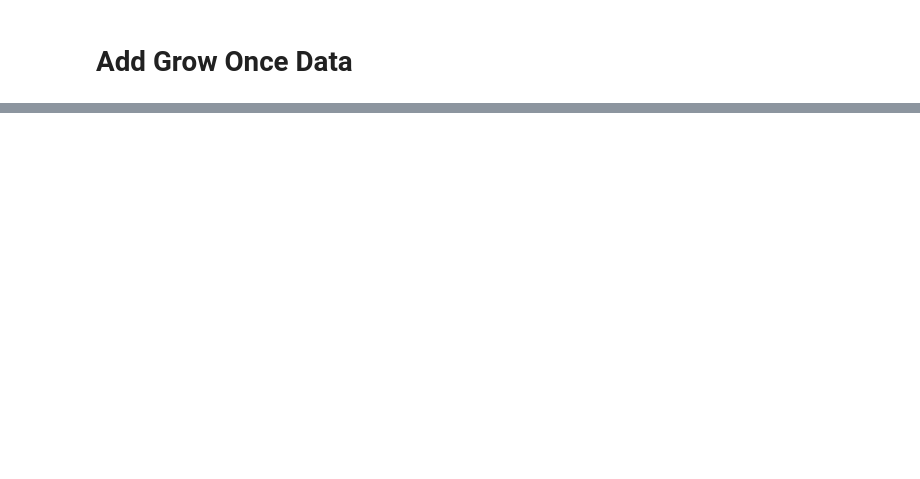
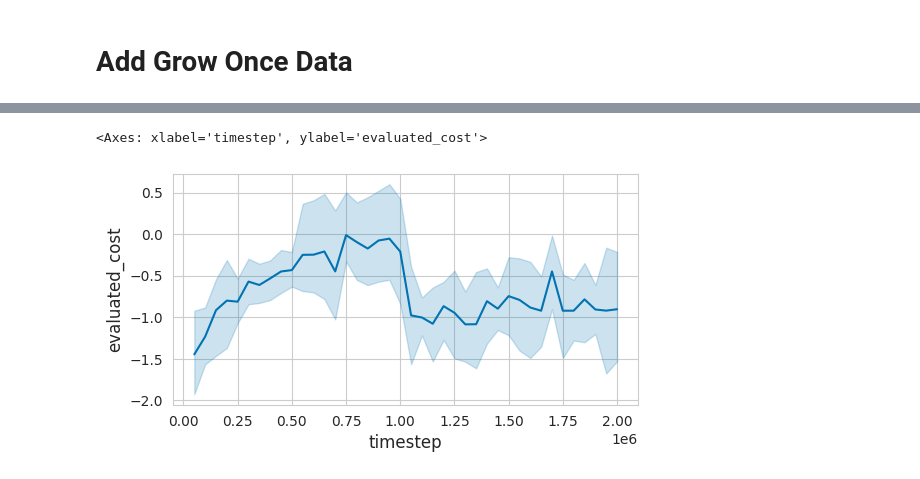
Before and after one commit to automl/GrowNN, a Jupyter notebook: plotting/plot_grow_once.ipynb, the cells around one changed output, grey strips where cells are left out. Saved outputs shown, nothing was run; the diff lists cells and outputs as text; code cells hidden in the pictures; blank space fills up the shorter version.

```diff
--- a/plotting/plot_grow_once.ipynb
+++ b/plotting/plot_grow_once.ipynb
@@ -165,0 +234,8 @@ See the caveats in the documentation: https://pandas.pydata.org/pandas-docs/stab
+# %%
+# Plot Combination of Before and After Growth, first concat the dataframes, and increase the timestep of the second dataframe by the maximum timestep of the first dataframe
+training_process_after_warmstarting["timestep"] += training_process_after_warmstarting["timestep"].max()
+combined_warmstarted = pd.concat([relevat_training_process_before_growth, training_process_after_warmstarting])
+sns.lineplot(data=combined_warmstarted, x="timestep", y="evaluated_cost")
+# %% [output]
+<Axes: xlabel='timestep', ylabel='evaluated_cost'>
+[figure, added]
```
Also changed, not shown: parts of 19 cells of this notebook, 1 other file.
